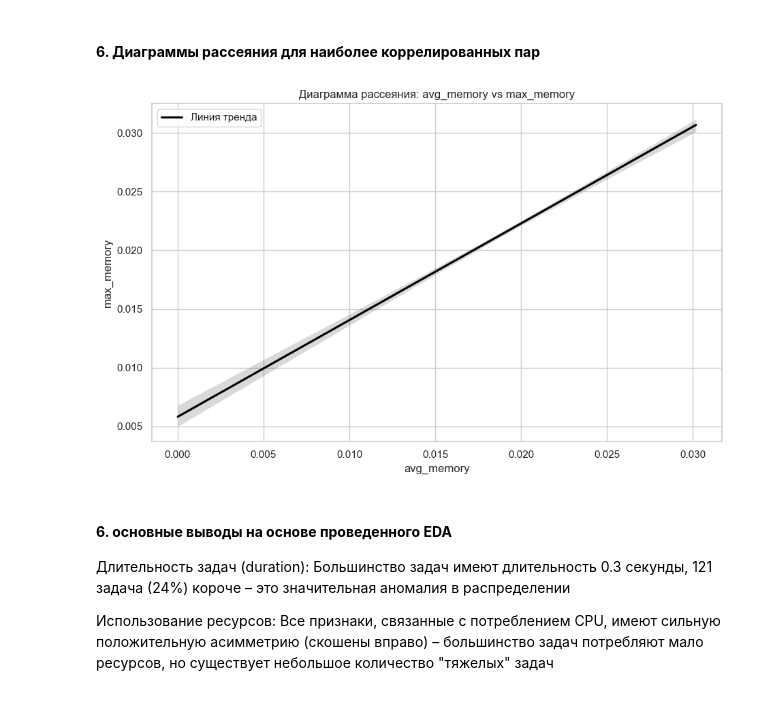
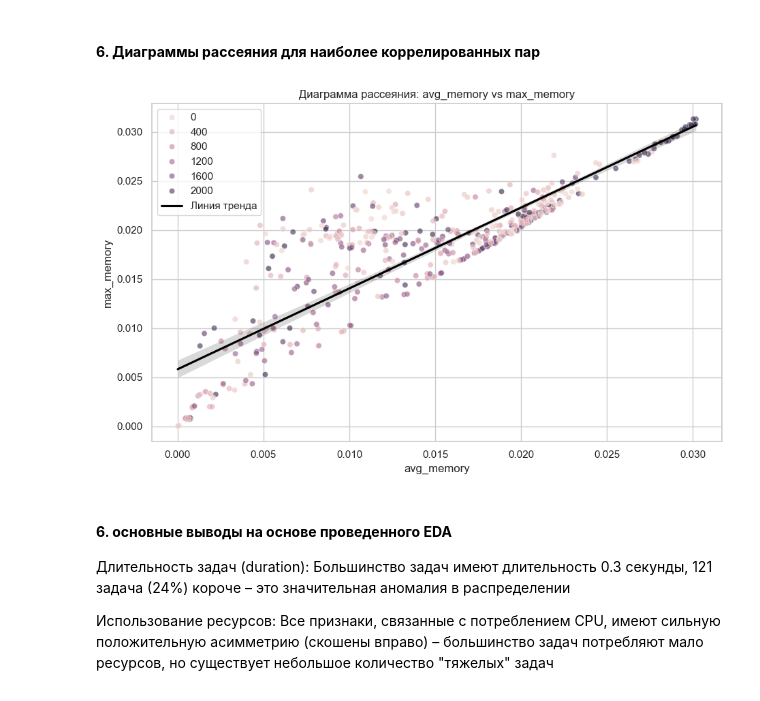
Before and after one commit to Ainur-Makhmutov/MAD-LABs, a Jupyter notebook: 2_laba.ipynb, the cells around one changed output. Cells and saved outputs as stored; diff of their text form; code cells hidden in the pictures.

```diff
--- a/2_laba.ipynb
+++ b/2_laba.ipynb
@@ -108,7 +109,7 @@ for col in numeric_features:
 #### __4. Построение столбчатых диаграмм для каждого категориального признака__
 # %%
 # Основные числовые признаки для анализа
-category_features = ['collection_id', 'instance_index']
+category_features = ['instance_index']
 
 # Создаем сетку графиков (1 строка, 2 колонки)
 plt.figure(figsize=(20, 7))
@@ -182,20 +185,22 @@ dtype: float64
 # %%
 # Диаграммы рассеяния для наиболее коррелированных пар
 target_pairs = [
     ('avg_memory', 'max_memory'),
 ]
 plt.figure(figsize=(18, 6))
 
 for i, (x_col, y_col) in enumerate(target_pairs, 1):
     plt.subplot(1, 2, i)
 
+    sns.scatterplot(data=df, x=x_col, y=y_col, hue='instance_index', alpha=0.6)
+
     sns.regplot(data=df, x=x_col, y=y_col, scatter=False, color='black', label='Линия тренда')
     plt.title(f'Диаграмма рассеяния: {x_col} vs {y_col}')
     plt.legend()
 plt.tight_layout()
 plt.show()
 # %% [output]
-[figure, old version]
+[figure, new version]
 # %% [markdown]
 #### __6. основные выводы на основе проведенного EDA__
 
```
Also changed, not shown: parts of 4 cells of this notebook.
